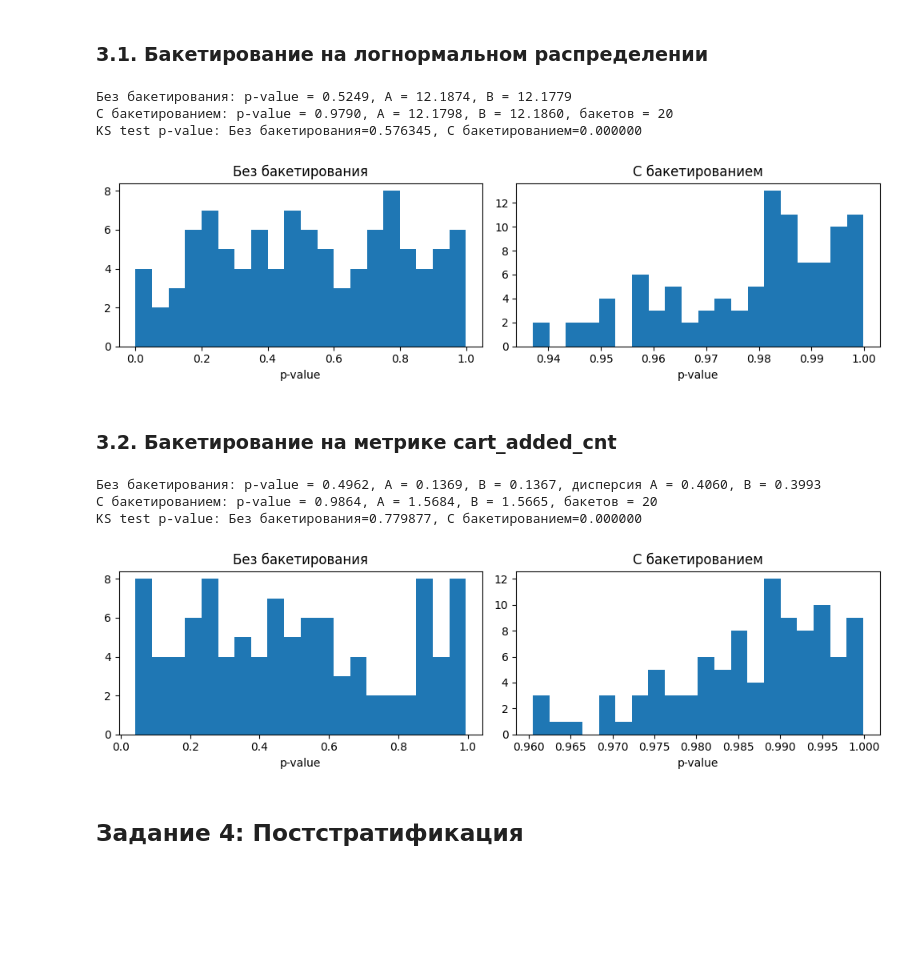
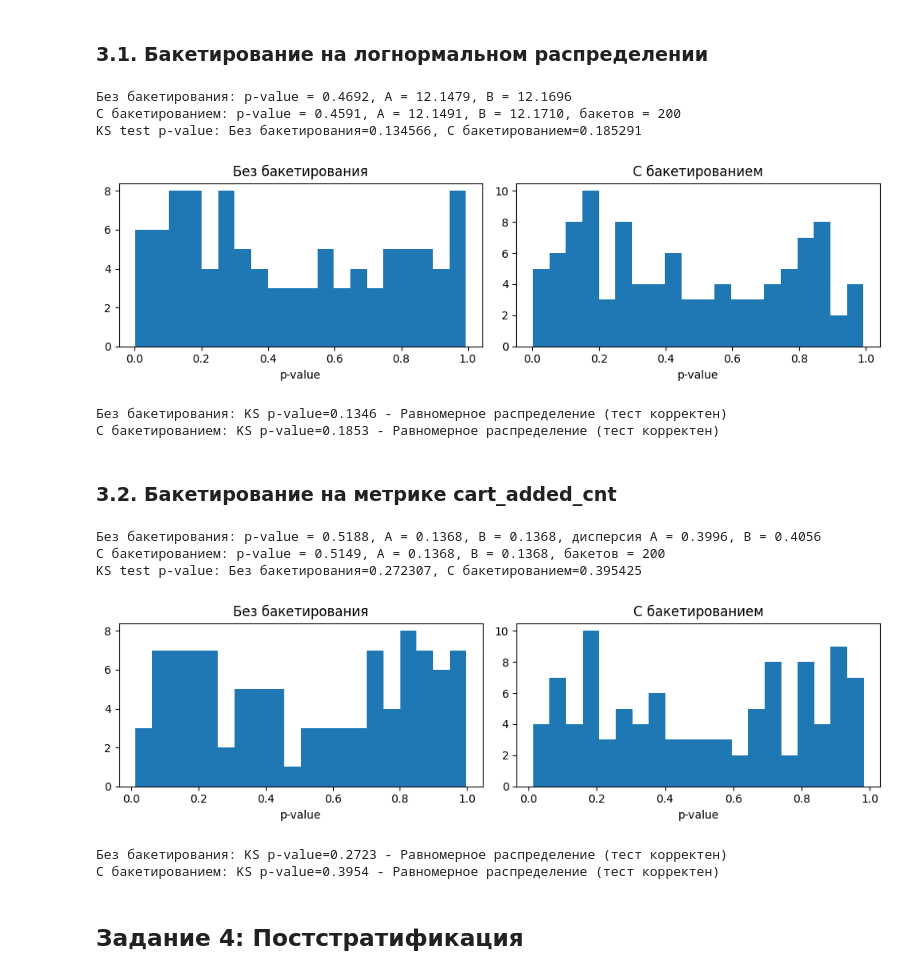
Before and after one commit to LeftGoga/AB, a Jupyter notebook: AB_ITMO_HomeWork2.ipynb, the cells around one changed output. Drawn from its saved outputs; the diff is of its cells as text; code cells hidden in the pictures; blank space fills up the shorter version.

Commit message:
redo bucketing

```diff
--- a/AB_ITMO_HomeWork2.ipynb
+++ b/AB_ITMO_HomeWork2.ipynb
@@ -411,3 +419,33 @@ def ttest_bucketed(bucketed_df, group_col='group'):
+# %%
+def make_bucket(user_id, n_buckets=200, salt=""):
+    key = f"{salt}{user_id}".encode("utf-8")
+    return int(zlib.crc32(key) % n_buckets)
+
+def bucket_ttest(df_user, y_col='cart_added_cnt', group_col='group', n_buckets=200):
+
+    tmp = df_user[["user_id", group_col, y_col]].copy()
+    tmp["bucket"] = tmp["user_id"].apply(lambda uid: make_bucket(uid, n_buckets=n_buckets, salt="bucket"))
+
+    b = (
+        tmp.groupby([group_col, "bucket"], as_index=False)[y_col]
+        .mean()
+        .rename(columns={y_col: "bucket_mean"})
+    )
+
+    a_vals = b.loc[b[group_col] == "A", "bucket_mean"].to_numpy()
+    b_vals = b.loc[b[group_col] == "B", "bucket_mean"].to_numpy()
+
+    tt = stats.ttest_ind(a_vals, b_vals, equal_var=False)
+    return {
+        "n_buckets": int(n_buckets),
+        "nA_buckets": int(len(a_vals)),
+        "nB_buckets": int(len(b_vals)),
+        "t": float(tt.statistic),
+        "p": float(tt.pvalue),
+        "var_bucket_means": float(np.var(b["bucket_mean"].to_numpy(), ddof=1)),
+        "mean_a": float(np.mean(a_vals)) if len(a_vals) > 0 else 0.0,
+        "mean_b": float(np.mean(b_vals)) if len(b_vals) > 0 else 0.0,
+    }
 # %% [markdown]
 ### 3.1. Бакетирование на логнормальном распределении
 # %%
@@ -433,47 +471,48 @@ for i in tqdm(range(100), desc="Bucketing lognormal"):
         'group': ['A'] * (n_samples // 2) + ['B'] * (n_samples // 2),
         'metric': np.concatenate([data_a_new, data_b_new])
     })
-    bucketed_new = bucket_metric(df_new, 'metric', n_buckets=20, method='quantile')
-    t_bucket = ttest_bucketed(bucketed_new)
-    pvalues_bucket.append(t_bucket.pvalue)
-    means_a_bucket.append(bucketed_new[bucketed_new['group'] == 'A']['metric_mean'].mean())
-    means_b_bucket.append(bucketed_new[bucketed_new['group'] == 'B']['metric_mean'].mean())
+    bucket_result = bucket_ttest(df_new, y_col='metric', n_buckets=200)
+    pvalues_bucket.append(bucket_result['p'])
+    means_a_bucket.append(bucket_result['mean_a'])
+    means_b_bucket.append(bucket_result['mean_b'])
 
 t_test_no_bucket = np.mean(pvalues_no_bucket)
 t_test_bucket = np.mean(pvalues_bucket)
 mean_a = np.mean(means_a_no_bucket)
 mean_b = np.mean(means_b_no_bucket)
 mean_a_b = np.mean(means_a_bucket)
 mean_b_b = np.mean(means_b_bucket)
 
 ks_no_bucket = stats.kstest(pvalues_no_bucket, 'uniform')
 ks_bucket = stats.kstest(pvalues_bucket, 'uniform')
 
 print(f"Без бакетирования: p-value = {t_test_no_bucket:.4f}, A = {mean_a:.4f}, B = {mean_b:.4f}")
-print(f"С бакетированием: p-value = {t_test_bucket:.4f}, A = {mean_a_b:.4f}, B = {mean_b_b:.4f}, бакетов = 20")
+print(f"С бакетированием: p-value = {t_test_bucket:.4f}, A = {mean_a_b:.4f}, B = {mean_b_b:.4f}, бакетов = 200")
 print(f"KS test p-value: Без бакетирования={ks_no_bucket.pvalue:.6f}, С бакетированием={ks_bucket.pvalue:.6f}")
 
 plt.figure(figsize=(10, 3))
 plt.subplot(1, 2, 1)
 plt.hist(pvalues_no_bucket, bins=20)
 plt.title('Без бакетирования')
 plt.xlabel('p-value')
 
 plt.subplot(1, 2, 2)
 plt.hist(pvalues_bucket, bins=20)
 plt.title('С бакетированием')
 plt.xlabel('p-value')
 
 plt.tight_layout()
 plt.show()
 
 print(f"Без бакетирования: KS p-value={ks_no_bucket.pvalue:.4f} - {'Равномерное распределение (тест корректен)' if ks_no_bucket.pvalue > 0.05 else 'Неравномерное распределение (тест некорректен)'}")
 print(f"С бакетированием: KS p-value={ks_bucket.pvalue:.4f} - {'Равномерное распределение (тест корректен)' if ks_bucket.pvalue > 0.05 else 'Неравномерное распределение (тест некорректен)'}")
 # %% [output]
-Без бакетирования: p-value = 0.5249, A = 12.1874, B = 12.1779
-С бакетированием: p-value = 0.9790, A = 12.1798, B = 12.1860, бакетов = 20
-KS test p-value: Без бакетирования=0.576345, С бакетированием=0.000000
+Без бакетирования: p-value = 0.4692, A = 12.1479, B = 12.1696
+С бакетированием: p-value = 0.4591, A = 12.1491, B = 12.1710, бакетов = 200
+KS test p-value: Без бакетирования=0.134566, С бакетированием=0.185291
-[figure, old version]
+[figure, new version]
+Без бакетирования: KS p-value=0.1346 - Равномерное распределение (тест корректен)
+С бакетированием: KS p-value=0.1853 - Равномерное распределение (тест корректен)
 # %% [markdown]
 ### 3.2. Бакетирование на метрике cart_added_cnt
 # %%
@@ -497,11 +536,10 @@ for i in tqdm(range(100), desc="Bucketing cart_added_cnt"):
     means_b_no_bucket.append(metric_b_new.mean())
     vars_a_no_bucket.append(metric_a_new.var())
     vars_b_no_bucket.append(metric_b_new.var())
-    bucketed_new = bucket_metric(new_df_cart, 'cart_added_cnt', n_buckets=20, method='quantile')
-    t_bucket = ttest_bucketed(bucketed_new)
-    pvalues_bucket_cart.append(t_bucket.pvalue)
-    means_a_bucket.append(bucketed_new[bucketed_new['group'] == 'A']['metric_mean'].mean())
-    means_b_bucket.append(bucketed_new[bucketed_new['group'] == 'B']['metric_mean'].mean())
+    bucket_result = bucket_ttest(new_df_cart, y_col='cart_added_cnt', n_buckets=200)
+    pvalues_bucket_cart.append(bucket_result['p'])
+    means_a_bucket.append(bucket_result['mean_a'])
+    means_b_bucket.append(bucket_result['mean_b'])
 
 t_test_no_bucket_cart = np.mean(pvalues_no_bucket_cart)
 t_test_bucket_cart = np.mean(pvalues_bucket_cart)
@@ -516,7 +554,7 @@ ks_no_bucket_cart = stats.kstest(pvalues_no_bucket_cart, 'uniform')
 ks_bucket_cart = stats.kstest(pvalues_bucket_cart, 'uniform')
 
 print(f"Без бакетирования: p-value = {t_test_no_bucket_cart:.4f}, A = {mean_a_cart:.4f}, B = {mean_b_cart:.4f}, дисперсия A = {var_a_cart:.4f}, B = {var_b_cart:.4f}")
-print(f"С бакетированием: p-value = {t_test_bucket_cart:.4f}, A = {mean_a_b_cart:.4f}, B = {mean_b_b_cart:.4f}, бакетов = 20")
+print(f"С бакетированием: p-value = {t_test_bucket_cart:.4f}, A = {mean_a_b_cart:.4f}, B = {mean_b_b_cart:.4f}, бакетов = 200")
 print(f"KS test p-value: Без бакетирования={ks_no_bucket_cart.pvalue:.6f}, С бакетированием={ks_bucket_cart.pvalue:.6f}")
 
 plt.figure(figsize=(10, 3))
@@ -536,10 +574,12 @@ plt.show()
 print(f"Без бакетирования: KS p-value={ks_no_bucket_cart.pvalue:.4f} - {'Равномерное распределение (тест корректен)' if ks_no_bucket_cart.pvalue > 0.05 else 'Неравномерное распределение (тест некорректен)'}")
 print(f"С бакетированием: KS p-value={ks_bucket_cart.pvalue:.4f} - {'Равномерное распределение (тест корректен)' if ks_bucket_cart.pvalue > 0.05 else 'Неравномерное распределение (тест некорректен)'}")
 # %% [output]
-Без бакетирования: p-value = 0.4962, A = 0.1369, B = 0.1367, дисперсия A = 0.4060, B = 0.3993
-С бакетированием: p-value = 0.9864, A = 1.5684, B = 1.5665, бакетов = 20
-KS test p-value: Без бакетирования=0.779877, С бакетированием=0.000000
+Без бакетирования: p-value = 0.5188, A = 0.1368, B = 0.1368, дисперсия A = 0.3996, B = 0.4056
+С бакетированием: p-value = 0.5149, A = 0.1368, B = 0.1368, бакетов = 200
+KS test p-value: Без бакетирования=0.272307, С бакетированием=0.395425
-[figure, old version]
+[figure, new version]
+Без бакетирования: KS p-value=0.2723 - Равномерное распределение (тест корректен)
+С бакетированием: KS p-value=0.3954 - Равномерное распределение (тест корректен)
 # %% [markdown]
 ## Задание 4: Постстратификация
 # %%
```
Also changed, not shown: parts of 6 cells of this notebook.
